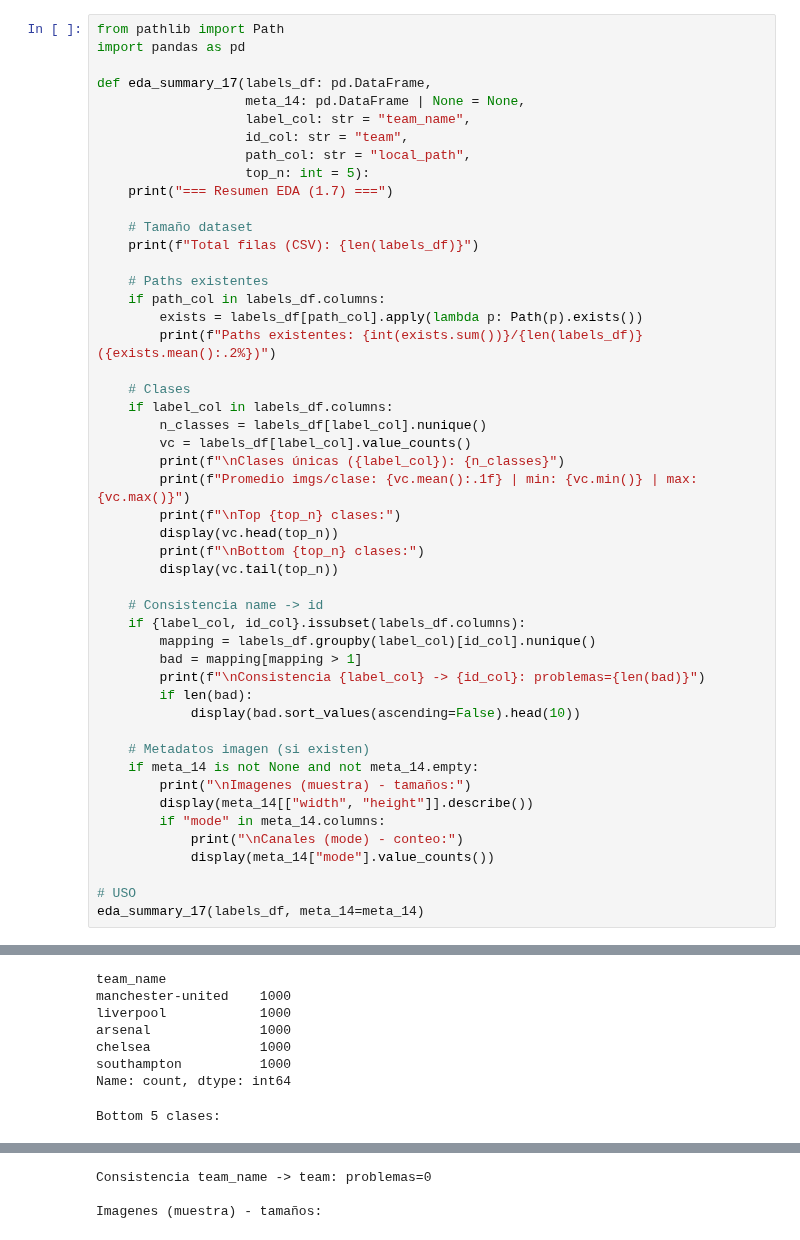
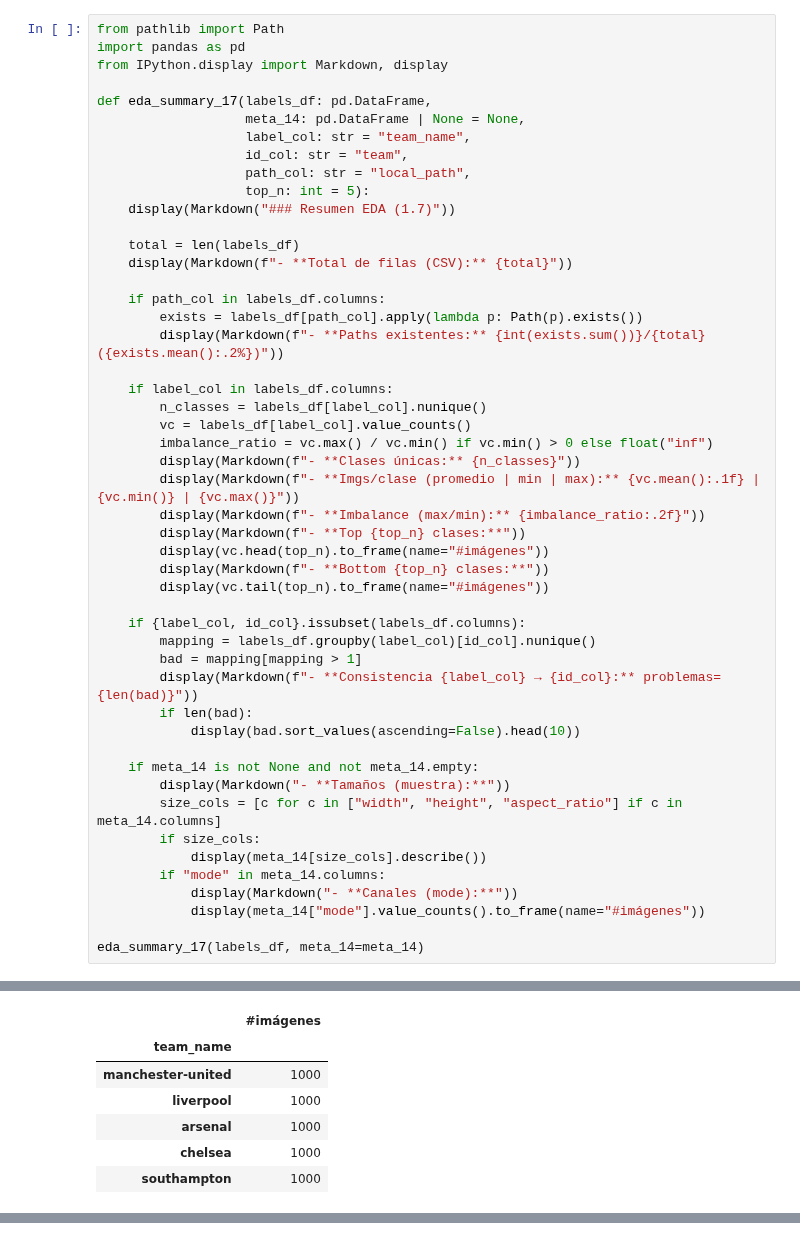
Before and after one commit to esteban0903/AREP-CONVOLUTIONAL-LAYERS, a Jupyter notebook: eda_dataset_exploration.ipynb, the cells around one changed output, grey strips where cells are left out. Drawn from its saved outputs; the diff is of its cells as text.

```diff
--- a/eda_dataset_exploration.ipynb
+++ b/eda_dataset_exploration.ipynb
@@ -289,6 +357,7 @@ Name: count, dtype: int64
 # %%
 from pathlib import Path
 import pandas as pd
+from IPython.display import Markdown, display
 
 def eda_summary_17(labels_df: pd.DataFrame,
                    meta_14: pd.DataFrame | None = None,
@@ -296,43 +365,42 @@ def eda_summary_17(labels_df: pd.DataFrame,
                    id_col: str = "team",
                    path_col: str = "local_path",
                    top_n: int = 5):
-    print("=== Resumen EDA (1.7) ===")
+    display(Markdown("### Resumen EDA (1.7)"))
 
-    # Tamaño dataset
-    print(f"Total filas (CSV): {len(labels_df)}")
+    total = len(labels_df)
+    display(Markdown(f"- **Total de filas (CSV):** {total}"))
 
-    # Paths existentes
     if path_col in labels_df.columns:
         exists = labels_df[path_col].apply(lambda p: Path(p).exists())
-        print(f"Paths existentes: {int(exists.sum())}/{len(labels_df)} ({exists.mean():.2%})")
+        display(Markdown(f"- **Paths existentes:** {int(exists.sum())}/{total} ({exists.mean():.2%})"))
 
-    # Clases
     if label_col in labels_df.columns:
         n_classes = labels_df[label_col].nunique()
         vc = labels_df[label_col].value_counts()
-        print(f"\nClases únicas ({label_col}): {n_classes}")
-        print(f"Promedio imgs/clase: {vc.mean():.1f} | min: {vc.min()} | max: {vc.max()}")
-        print(f"\nTop {top_n} clases:")
-        display(vc.head(top_n))
-        print(f"\nBottom {top_n} clases:")
-        display(vc.tail(top_n))
+        imbalance_ratio = vc.max() / vc.min() if vc.min() > 0 else float("inf")
+        display(Markdown(f"- **Clases únicas:** {n_classes}"))
+        display(Markdown(f"- **Imgs/clase (promedio | min | max):** {vc.mean():.1f} | {vc.min()} | {vc.max()}"))
+        display(Markdown(f"- **Imbalance (max/min):** {imbalance_ratio:.2f}"))
+        display(Markdown(f"- **Top {top_n} clases:**"))
+        display(vc.head(top_n).to_frame(name="#imágenes"))
+        display(Markdown(f"- **Bottom {top_n} clases:**"))
+        display(vc.tail(top_n).to_frame(name="#imágenes"))
 
-    # Consistencia name -> id
     if {label_col, id_col}.issubset(labels_df.columns):
         mapping = labels_df.groupby(label_col)[id_col].nunique()
         bad = mapping[mapping > 1]
-        print(f"\nConsistencia {label_col} -> {id_col}: problemas={len(bad)}")
+        display(Markdown(f"- **Consistencia {label_col} → {id_col}:** problemas={len(bad)}"))
         if len(bad):
             display(bad.sort_values(ascending=False).head(10))
 
-    # Metadatos imagen (si existen)
     if meta_14 is not None and not meta_14.empty:
-        print("\nImagenes (muestra) - tamaños:")
-        display(meta_14[["width", "height"]].describe())
+        display(Markdown("- **Tamaños (muestra):**"))
+        size_cols = [c for c in ["width", "height", "aspect_ratio"] if c in meta_14.columns]
+        if size_cols:
+            display(meta_14[size_cols].describe())
         if "mode" in meta_14.columns:
-            print("\nCanales (mode) - conteo:")
-            display(meta_14["mode"].value_counts())
+            display(Markdown("- **Canales (mode):**"))
+            display(meta_14["mode"].value_counts().to_frame(name="#imágenes"))
 
-# USO
 eda_summary_17(labels_df, meta_14=meta_14)
 # %% [output]
@@ -338,0 +414,7 @@ eda_summary_17(labels_df, meta_14=meta_14)
+|  | #imágenes |
+| team_name |  |
+| manchester-united | 1000 |
+| liverpool | 1000 |
+| arsenal | 1000 |
+| chelsea | 1000 |
+| southampton | 1000 |
@@ -347,8 +431,0 @@ Top 5 clases:
-team_name
-manchester-united    1000
-liverpool            1000
-arsenal              1000
-chelsea              1000
-southampton          1000
-Name: count, dtype: int64
-Bottom 5 clases:
@@ -362,3 +431,0 @@ Name: count, dtype: int64
-Consistencia team_name -> team: problemas=0
-
-Imagenes (muestra) - tamaños:
```
Also changed, not shown: parts of 60 cells of this notebook, 6 other files.
